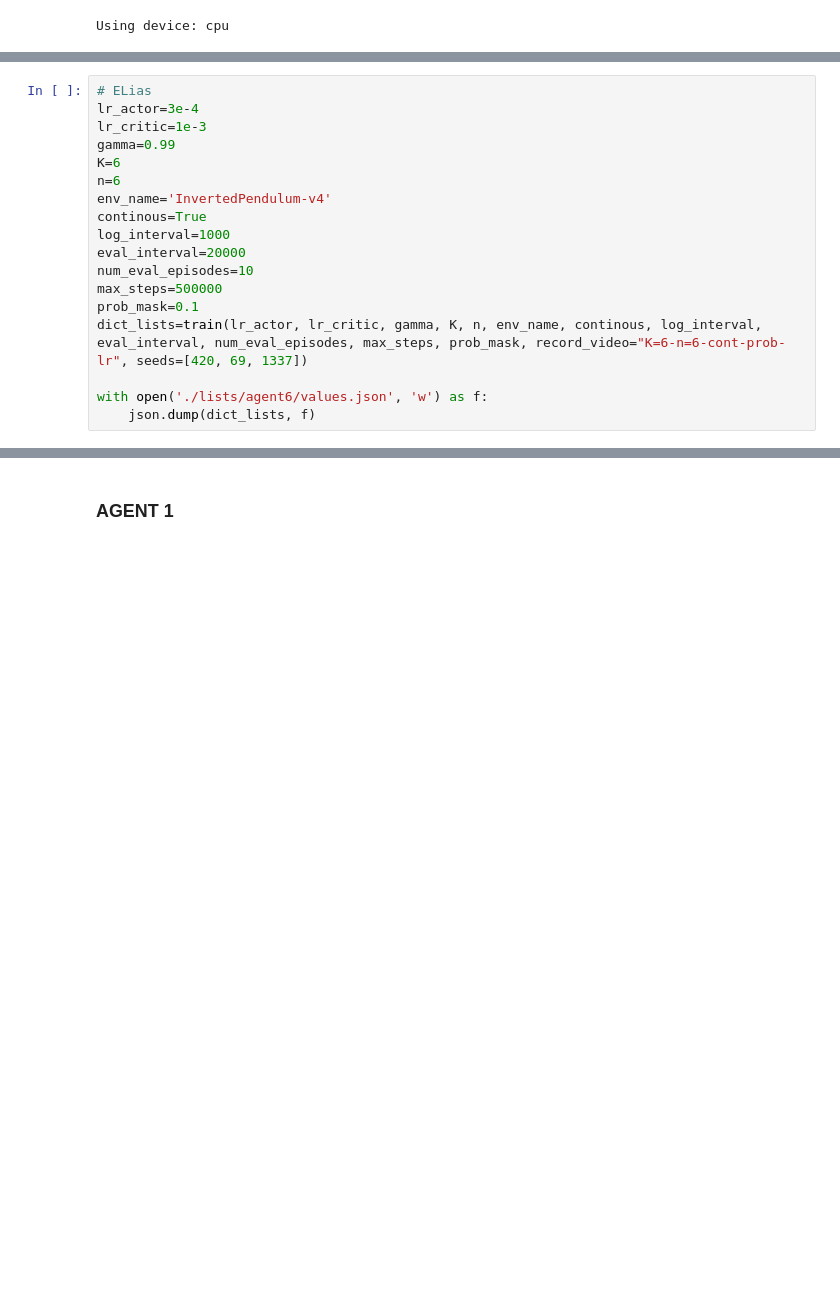
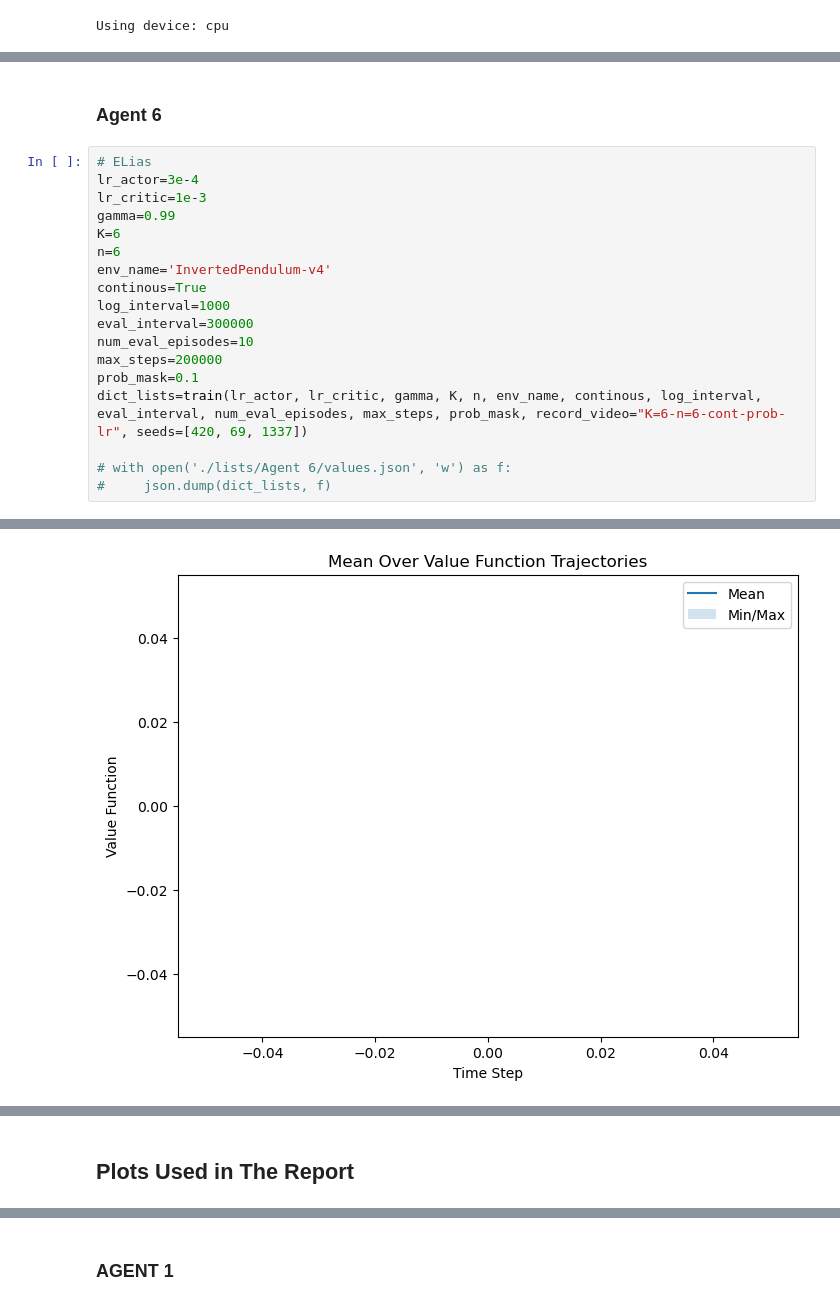
Before and after one commit to AliBakly/CartPole-A2C-reinforcement-learning, a Jupyter notebook: Solution.ipynb, the cells around one changed output, grey strips where cells are left out. Drawn from its saved outputs; the diff is of its cells as text; blank space fills up the shorter version.

```diff
--- a/Solution.ipynb
+++ b/Solution.ipynb
@@ -142,3 +164,5 @@ with open('./lists/agent5/values.json', 'w') as f:
+# %% [markdown]
+### Agent 6
 # %%
 # ELias
 lr_actor=3e-4
@@ -149,11 +173,12 @@ n=6
 env_name='InvertedPendulum-v4'
 continous=True
 log_interval=1000
-eval_interval=20000
+eval_interval=300000
 num_eval_episodes=10
-max_steps=500000
+max_steps=200000
 prob_mask=0.1
 dict_lists=train(lr_actor, lr_critic, gamma, K, n, env_name, continous, log_interval, eval_interval, num_eval_episodes, max_steps, prob_mask, record_video="K=6-n=6-cont-prob-lr", seeds=[420, 69, 1337])
 
-with open('./lists/agent6/values.json', 'w') as f:
-    json.dump(dict_lists, f)
+# with open('./lists/Agent 6/values.json', 'w') as f:
+#     json.dump(dict_lists, f)
+# %% [output]
@@ -159,0 +202 @@ with open('./lists/agent6/values.json', 'w') as f:
+[figure, added]
@@ -159,0 +207,2 @@ with open('./lists/agent6/values.json', 'w') as f:
+# %% [markdown]
+## Plots Used in The Report
```
Also changed, not shown: parts of 40 cells of this notebook, 1 other file.
